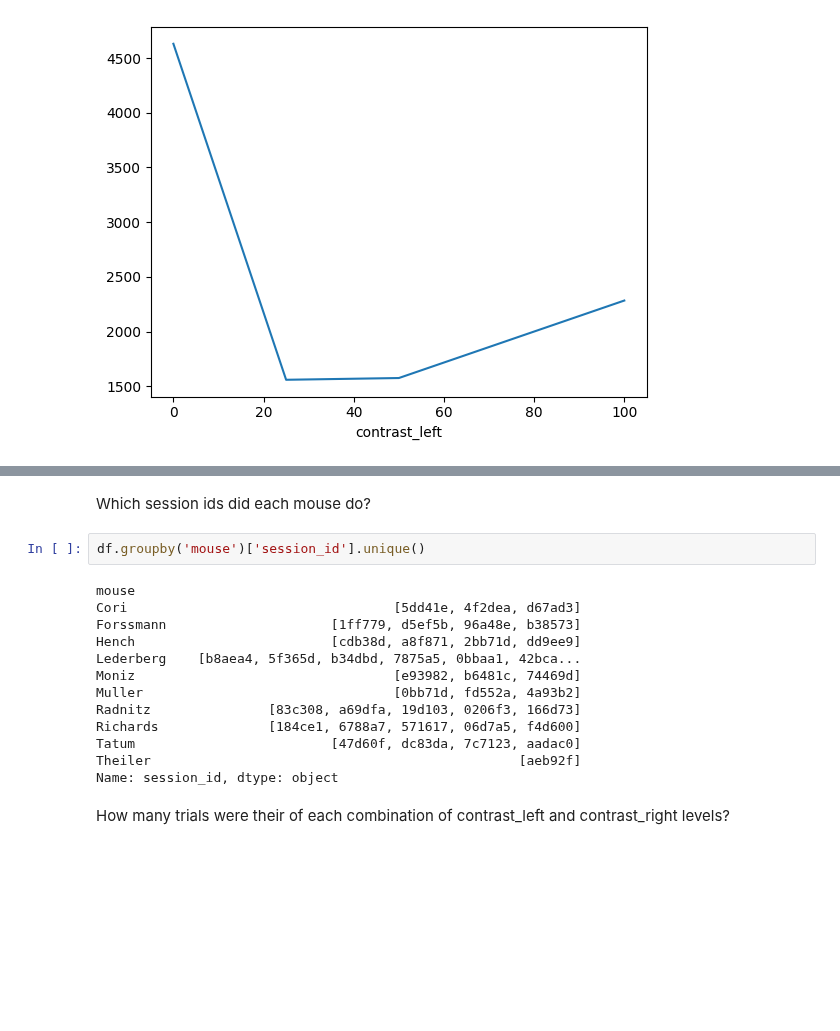
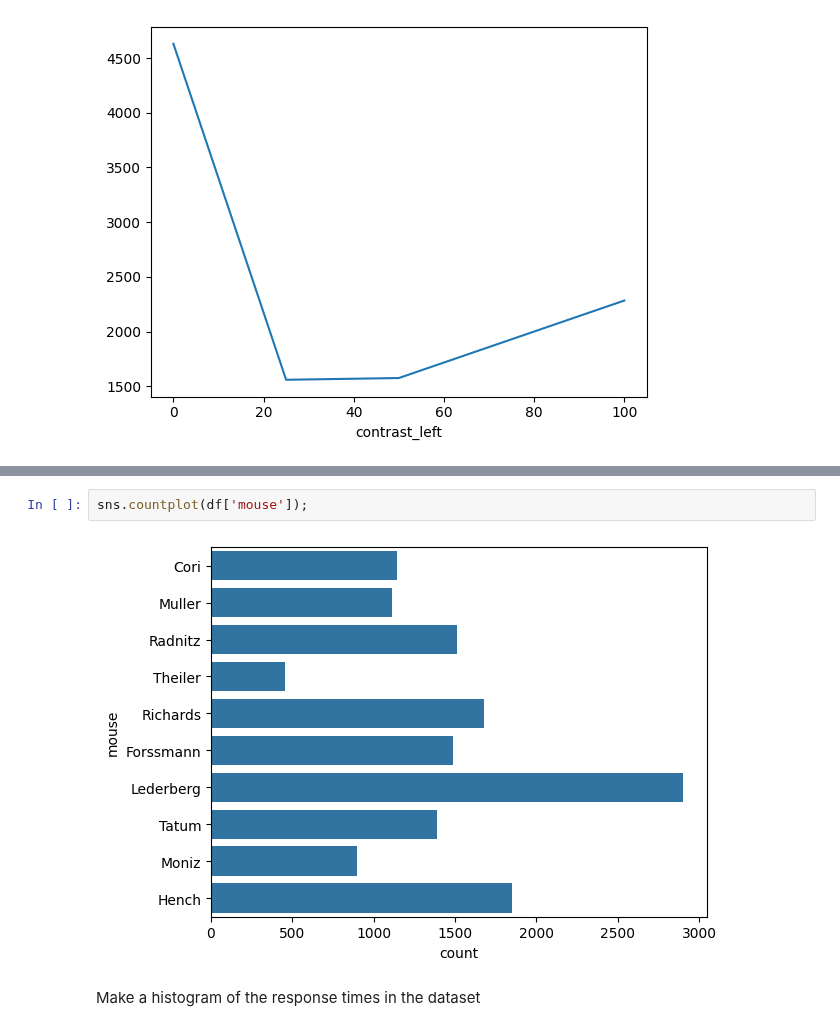
Before and after one commit to ibehave-ibots/iBOTS-Tools, a Jupyter notebook: workshops/python-workshop-1/exercises/nick/day1_1.ipynb, the cells around one changed output, grey strips where cells are left out. Saved outputs shown, nothing was run; the diff lists cells and outputs as text; blank space fills up the shorter version.

```diff
--- a/workshops/python-workshop-1/exercises/nick/day1_1.ipynb
+++ b/workshops/python-workshop-1/exercises/nick/day1_1.ipynb
@@ -552,19 +562,6 @@ df.groupby('mouse')['session_id'].nunique().plot.barh();
-# %% [markdown]
-Which session ids did each mouse do?
-# %%
-df.groupby('mouse')['session_id'].unique()
-# %% [output]
-mouse
-Cori                                  [5dd41e, 4f2dea, d67ad3]
-Forssmann                     [1ff779, d5ef5b, 96a48e, b38573]
-Hench                         [cdb38d, a8f871, 2bb71d, dd9ee9]
-Lederberg    [b8aea4, 5f365d, b34dbd, 7875a5, 0bbaa1, 42bca...
-Moniz                                 [e93982, b6481c, 74469d]
-Muller                                [0bb71d, fd552a, 4a93b2]
-Radnitz               [83c308, a69dfa, 19d103, 0206f3, 166d73]
-Richards              [184ce1, 6788a7, 571617, 06d7a5, f4d600]
-Tatum                         [47d60f, dc83da, 7c7123, aadac0]
-Theiler                                               [aeb92f]
-Name: session_id, dtype: object
-# %% [markdown]
-How many trials were their of each combination of contrast_left and contrast_right levels?
+# %%
+sns.countplot(df['mouse']);
+# %% [output]
+[figure, added]
+# %% [markdown]
+Make a histogram of the response times in the dataset
```
Also changed, not shown: parts of 111 cells of this notebook.
